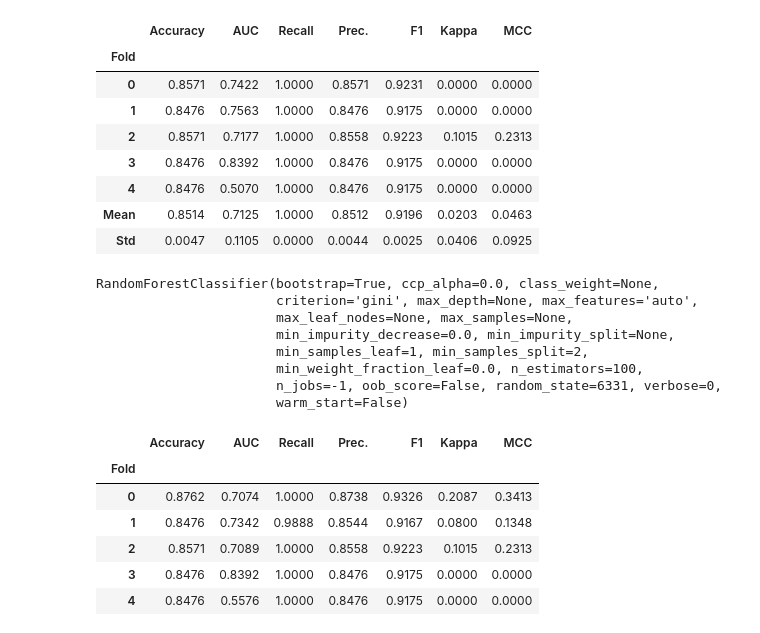
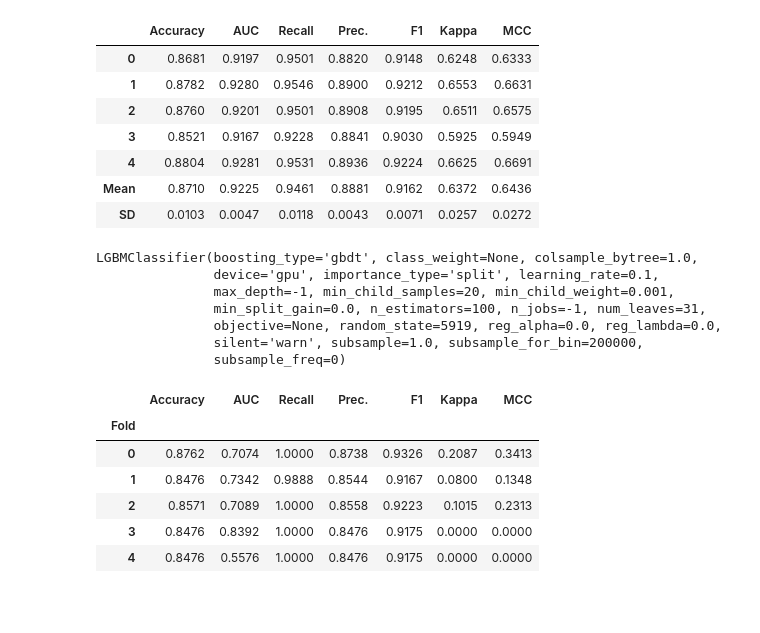
Before and after one commit to colinscampbell/project4-group1, a Jupyter notebook: kindle_review_countVectorizer.ipynb, the cells around one changed output. Drawn from its saved outputs; the diff is of its cells as text; code cells hidden in the pictures; blank space fills up the shorter version.

```diff
--- a/kindle_review_countVectorizer.ipynb
+++ b/kindle_review_countVectorizer.ipynb
@@ -138,7 +119,5 @@ ExtraTreesClassifier(bootstrap=False, ccp_alpha=0.0, class_weight=None,
 # %%
 K_FOLDS = 5
-top_model = compare_models(sort='F1',
-                           fold=K_FOLDS,
-                           n_select=3)
+top_model = compare_models(sort='F1',fold=K_FOLDS,n_select=3)
 # %% [output]
 |  | Model | Accuracy | AUC | Recall | Prec. | F1 | Kappa | MCC | TT (Sec) |
@@ -179,25 +159,22 @@ top_model
 # %%
-tuned_model = tune_model(top_model[1], optimize='F1',
-                         choose_better=True, fold=K_FOLDS);
+tuned_model = tune_model(top_model[0], optimize='F1',choose_better=True, fold=K_FOLDS)
 # %% [output]
 |  | Accuracy | AUC | Recall | Prec. | F1 | Kappa | MCC |
-| Fold |  |  |  |  |  |  |  |
-| 0 | 0.8571 | 0.7422 | 1.0000 | 0.8571 | 0.9231 | 0.0000 | 0.0000 |
-| 1 | 0.8476 | 0.7563 | 1.0000 | 0.8476 | 0.9175 | 0.0000 | 0.0000 |
-| 2 | 0.8571 | 0.7177 | 1.0000 | 0.8558 | 0.9223 | 0.1015 | 0.2313 |
-| 3 | 0.8476 | 0.8392 | 1.0000 | 0.8476 | 0.9175 | 0.0000 | 0.0000 |
-| 4 | 0.8476 | 0.5070 | 1.0000 | 0.8476 | 0.9175 | 0.0000 | 0.0000 |
-| Mean | 0.8514 | 0.7125 | 1.0000 | 0.8512 | 0.9196 | 0.0203 | 0.0463 |
-| Std | 0.0047 | 0.1105 | 0.0000 | 0.0044 | 0.0025 | 0.0406 | 0.0925 |
+| 0 | 0.8681 | 0.9197 | 0.9501 | 0.8820 | 0.9148 | 0.6248 | 0.6333 |
+| 1 | 0.8782 | 0.9280 | 0.9546 | 0.8900 | 0.9212 | 0.6553 | 0.6631 |
+| 2 | 0.8760 | 0.9201 | 0.9501 | 0.8908 | 0.9195 | 0.6511 | 0.6575 |
+| 3 | 0.8521 | 0.9167 | 0.9228 | 0.8841 | 0.9030 | 0.5925 | 0.5949 |
+| 4 | 0.8804 | 0.9281 | 0.9531 | 0.8936 | 0.9224 | 0.6625 | 0.6691 |
+| Mean | 0.8710 | 0.9225 | 0.9461 | 0.8881 | 0.9162 | 0.6372 | 0.6436 |
+| SD | 0.0103 | 0.0047 | 0.0118 | 0.0043 | 0.0071 | 0.0257 | 0.0272 |
 # %%
 tuned_model
 # %% [output]
-RandomForestClassifier(bootstrap=True, ccp_alpha=0.0, class_weight=None,
-                       criterion='gini', max_depth=None, max_features='auto',
-                       max_leaf_nodes=None, max_samples=None,
-                       min_impurity_decrease=0.0, min_impurity_split=None,
-                       min_samples_leaf=1, min_samples_split=2,
-                       min_weight_fraction_leaf=0.0, n_estimators=100,
-                       n_jobs=-1, oob_score=False, random_state=6331, verbose=0,
-                       warm_start=False)
+LGBMClassifier(boosting_type='gbdt', class_weight=None, colsample_bytree=1.0,
+               device='gpu', importance_type='split', learning_rate=0.1,
+               max_depth=-1, min_child_samples=20, min_child_weight=0.001,
+               min_split_gain=0.0, n_estimators=100, n_jobs=-1, num_leaves=31,
+               objective=None, random_state=5919, reg_alpha=0.0, reg_lambda=0.0,
+               silent='warn', subsample=1.0, subsample_for_bin=200000,
+               subsample_freq=0)
 # %%
```
Also changed, not shown: parts of 21 cells of this notebook, 3 other files.
